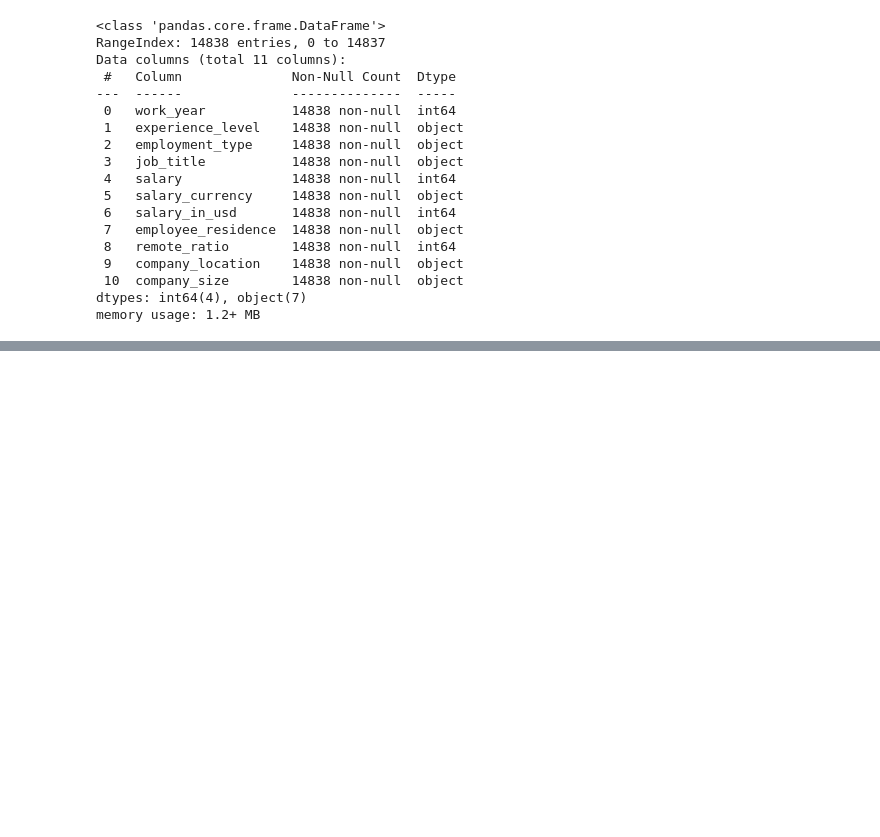
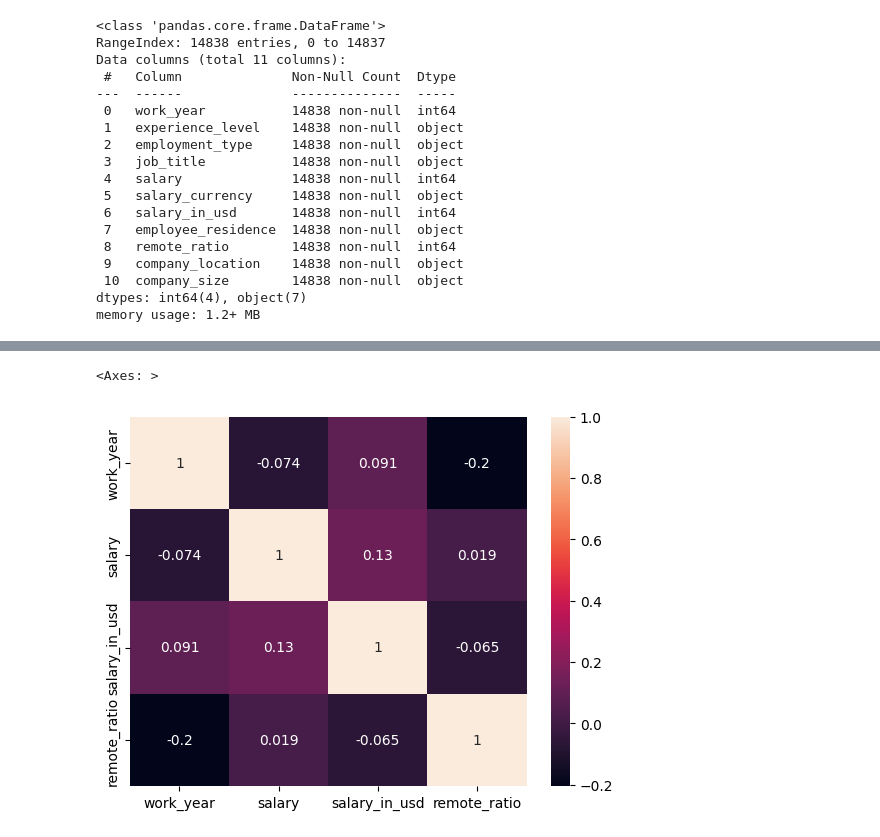
Before and after one commit to shivamrakhunde/Machine-Learning, a Jupyter notebook: Pandas.ipynb, the cells around one changed output, grey strips where cells are left out. Cells and saved outputs as stored; diff of their text form; code cells hidden in the pictures; blank space fills up the shorter version.

```diff
--- a/Pandas.ipynb
+++ b/Pandas.ipynb
@@ -167,0 +240,8 @@ df['neab
+# %%
+# Correlation is the relationship between each column in the dataset
+
+df.info()
+# Since original dataset contained some not integer value
+# we need only numerical value to establish relatioship
+df1=df.iloc[:,[0,4,6,8]]
+df1.info()
@@ -167,0 +274,6 @@ df['neab
+# %%
+import seaborn as sns
+sns.heatmap(df1.corr(),annot=True)
+# %% [output]
+<Axes: >
+[figure, added]
```
Also changed, not shown: parts of 21 cells of this notebook, 1 other file.
